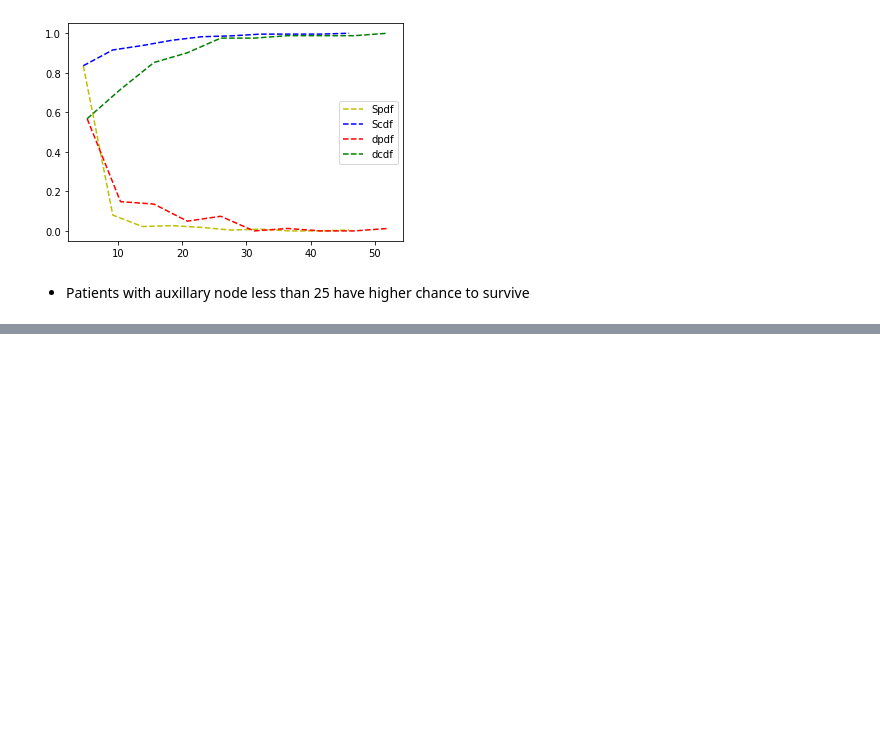
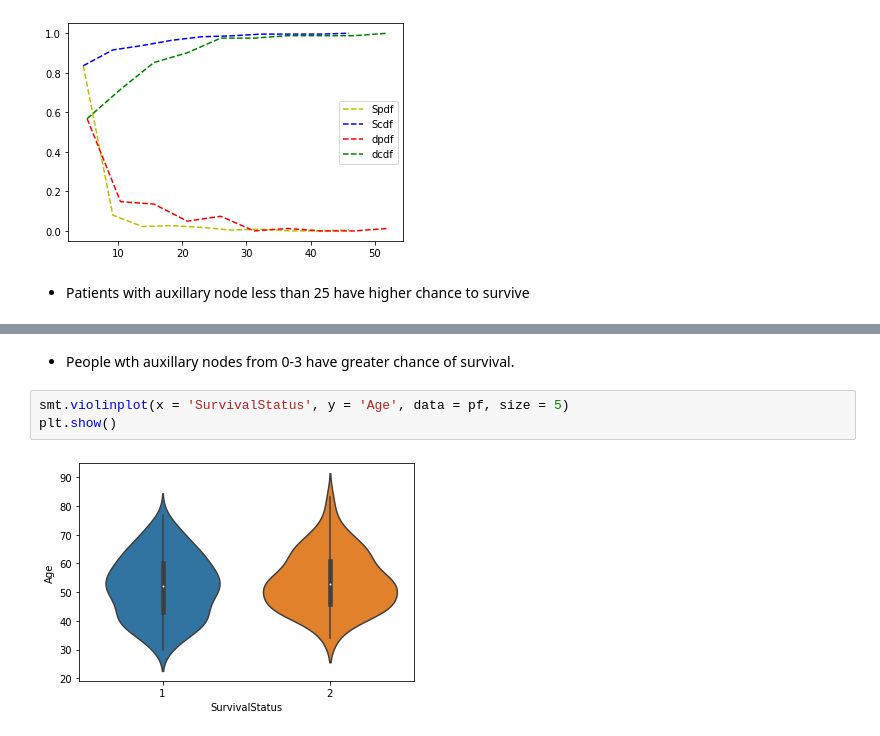
Before and after one commit to adityatiwari18/EDA-on-Haberman-s-Dataset, a Jupyter notebook: Haberman.ipynb, the cells around one changed output, grey strips where cells are left out. Saved outputs shown, nothing was run; the diff lists cells and outputs as text; blank space fills up the shorter version.

```diff
--- a/Haberman.ipynb
+++ b/Haberman.ipynb
@@ -135,0 +160,7 @@ plt.show()
+# %% [markdown]
+* People wth auxillary nodes from 0-3 have greater chance of survival.
+# %%
+smt.violinplot(x = 'SurvivalStatus', y = 'Age', data = pf, size = 5)
+plt.show()
+# %% [output]
+[figure, added]
```
Also changed, not shown: parts of 17 cells of this notebook.
